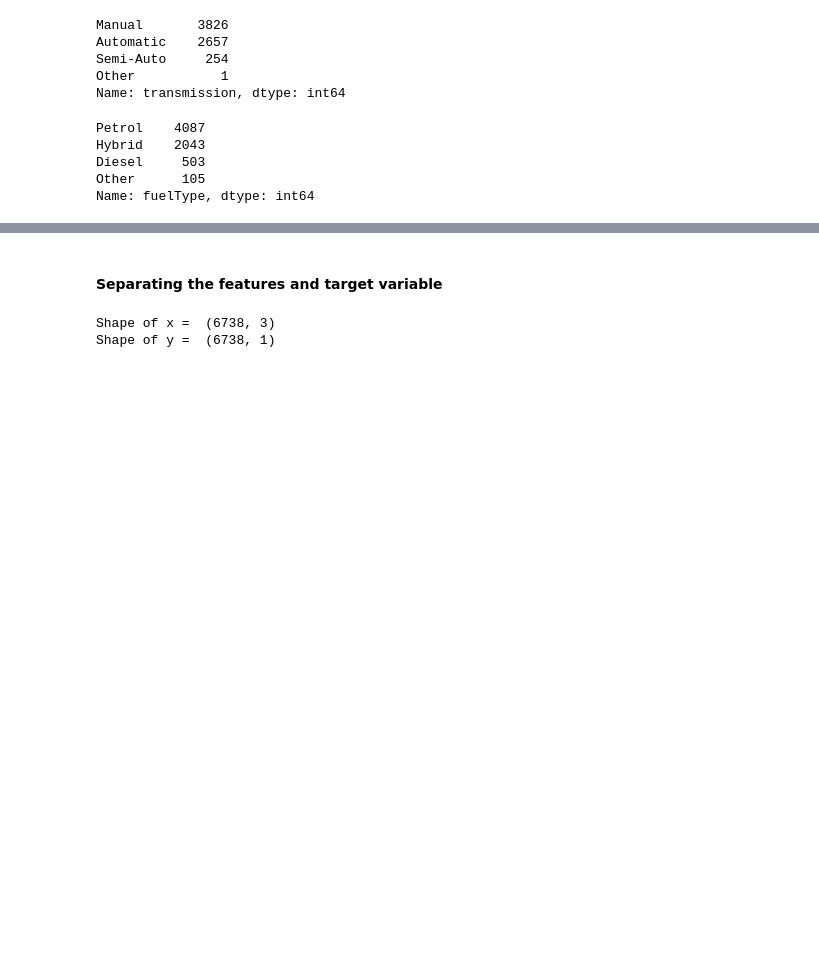
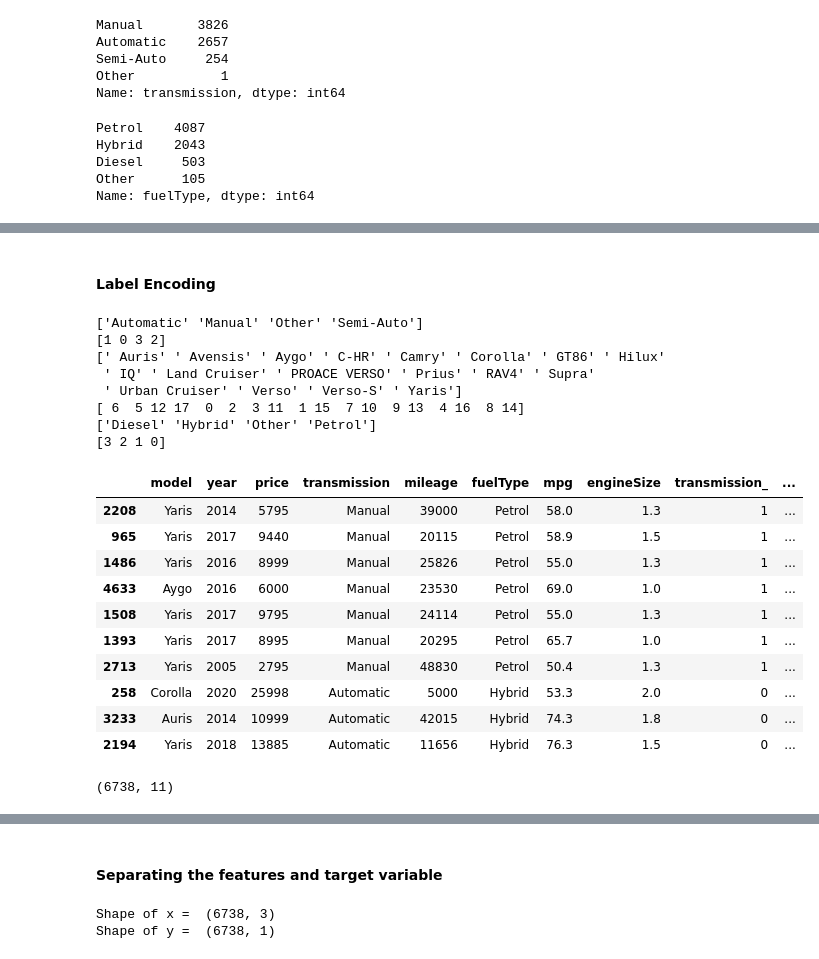
Before and after one commit to saadibna/toyota_used_car_analysis, a Jupyter notebook: toyota_used_car_EDA.ipynb, the cells around one changed output, grey strips where cells are left out. Cells and saved outputs as stored; diff of their text form; code cells hidden in the pictures; blank space fills up the shorter version.

```diff
--- a/toyota_used_car_EDA.ipynb
+++ b/toyota_used_car_EDA.ipynb
@@ -103,0 +123,39 @@ Name: fuelType, dtype: int64
+# %% [markdown]
+#### Label Encoding
+# %%
+LE = LabelEncoder()
+df["transmission_"] = LE.fit_transform(df["transmission"])
+print(LE.classes_)
+print(df["transmission_"].unique())
+
+df["model_"] = LE.fit_transform(df["model"])
+print(LE.classes_)
+print(df["model_"].unique())
+
+df["fuelType_"] = LE.fit_transform(df["fuelType"])
+print(LE.classes_)
+print(df["fuelType_"].unique())
+
+display(df.sample(10))
+print(df.shape)
+# %% [output]
+['Automatic' 'Manual' 'Other' 'Semi-Auto']
+[1 0 3 2]
+[' Auris' ' Avensis' ' Aygo' ' C-HR' ' Camry' ' Corolla' ' GT86' ' Hilux'
+ ' IQ' ' Land Cruiser' ' PROACE VERSO' ' Prius' ' RAV4' ' Supra'
+ ' Urban Cruiser' ' Verso' ' Verso-S' ' Yaris']
+[ 6  5 12 17  0  2  3 11  1 15  7 10  9 13  4 16  8 14]
+['Diesel' 'Hybrid' 'Other' 'Petrol']
+[3 2 1 0]
+|  | model | year | price | transmission | mileage | fuelType | mpg | engineSize | transmission_ | ... |
+| 2208 | Yaris | 2014 | 5795 | Manual | 39000 | Petrol | 58.0 | 1.3 | 1 | ... |
+| 965 | Yaris | 2017 | 9440 | Manual | 20115 | Petrol | 58.9 | 1.5 | 1 | ... |
+| 1486 | Yaris | 2016 | 8999 | Manual | 25826 | Petrol | 55.0 | 1.3 | 1 | ... |
+| 4633 | Aygo | 2016 | 6000 | Manual | 23530 | Petrol | 69.0 | 1.0 | 1 | ... |
+| 1508 | Yaris | 2017 | 9795 | Manual | 24114 | Petrol | 55.0 | 1.3 | 1 | ... |
+| 1393 | Yaris | 2017 | 8995 | Manual | 20295 | Petrol | 65.7 | 1.0 | 1 | ... |
+| 2713 | Yaris | 2005 | 2795 | Manual | 48830 | Petrol | 50.4 | 1.3 | 1 | ... |
+| 258 | Corolla | 2020 | 25998 | Automatic | 5000 | Hybrid | 53.3 | 2.0 | 0 | ... |
+| 3233 | Auris | 2014 | 10999 | Automatic | 42015 | Hybrid | 74.3 | 1.8 | 0 | ... |
+| 2194 | Yaris | 2018 | 13885 | Automatic | 11656 | Hybrid | 76.3 | 1.5 | 0 | ... |
+(6738, 11)
```
Also changed, not shown: parts of 17 cells of this notebook.
